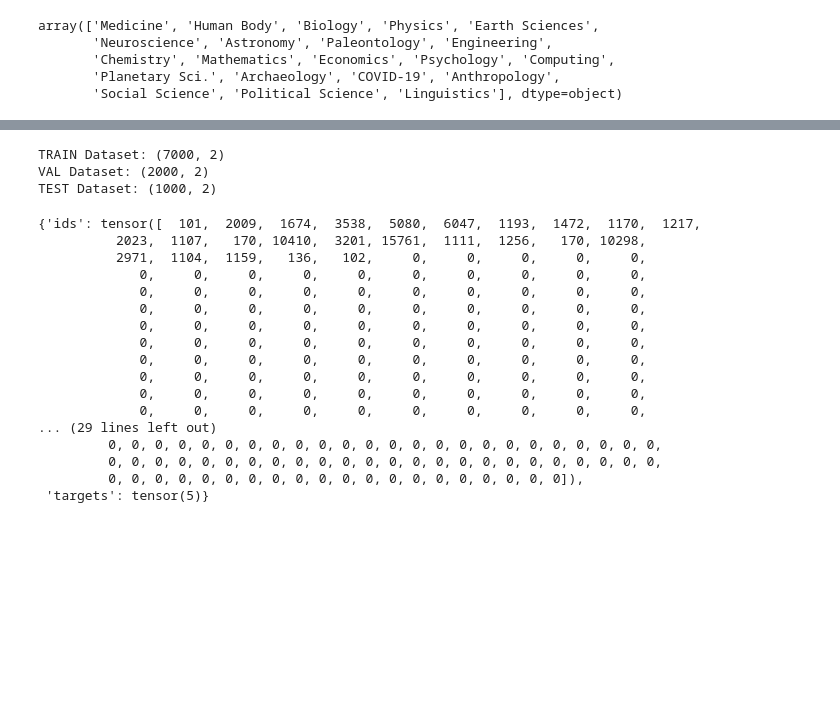
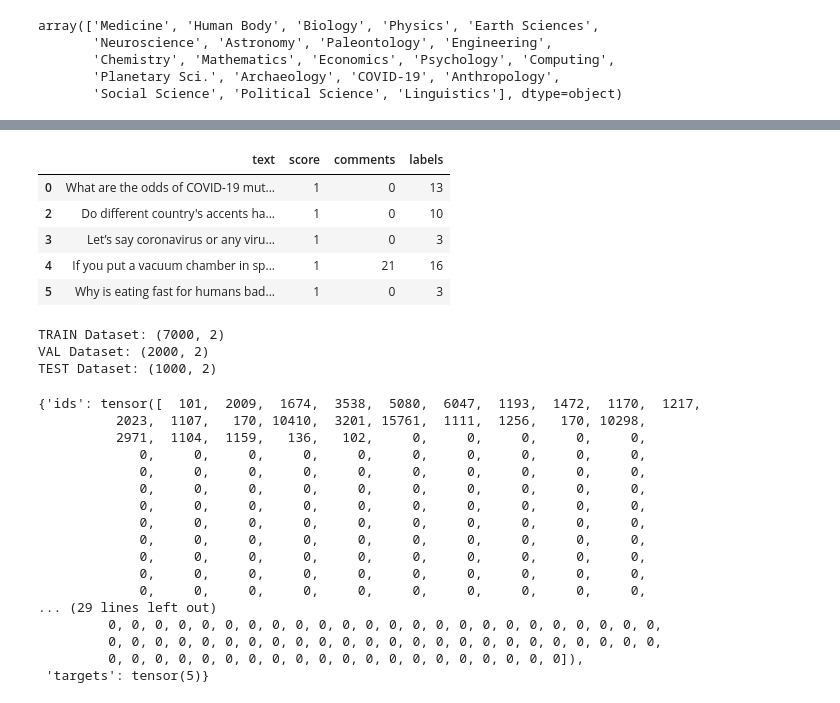
Before and after one commit to arihantbansal/reddit-tagging, a Jupyter notebook: flairScience.ipynb, the cells around one changed output, grey strips where cells are left out. Cells and saved outputs as stored; diff of their text form; code cells hidden in the pictures; blank space fills up the shorter version.

```diff
--- a/flairScience.ipynb
+++ b/flairScience.ipynb
@@ -116,7 +120,15 @@ labels = list(df_flair['link_flair_text'])
 lengths = df["title"].str.len()
 MAX_LEN = (max(lengths))
 # %%
-df_flair = df_flair.rename({'title': 'text', 'link_flair_text': 'labels'}, axis='columns')
+df_flair = df_flair.rename({"title": "text", "num_comments": "comments", "link_flair_text": "labels"}, axis="columns")
+df_flair.head()
+# %% [output]
+|  | text | score | comments | labels |
+| 0 | What are the odds of COVID-19 mut... | 1 | 0 | 13 |
+| 2 | Do different country's accents ha... | 1 | 0 | 10 |
+| 3 | Let’s say coronavirus or any viru... | 1 | 0 | 3 |
+| 4 | If you put a vacuum chamber in sp... | 1 | 21 | 16 |
+| 5 | Why is eating fast for humans bad... | 1 | 0 | 3 |
 # %%
 class flair_Dataset(Dataset):
     def __init__(self, dataframe, tokenizer, max_len):
```
Also changed, not shown: parts of 11 cells of this notebook.
